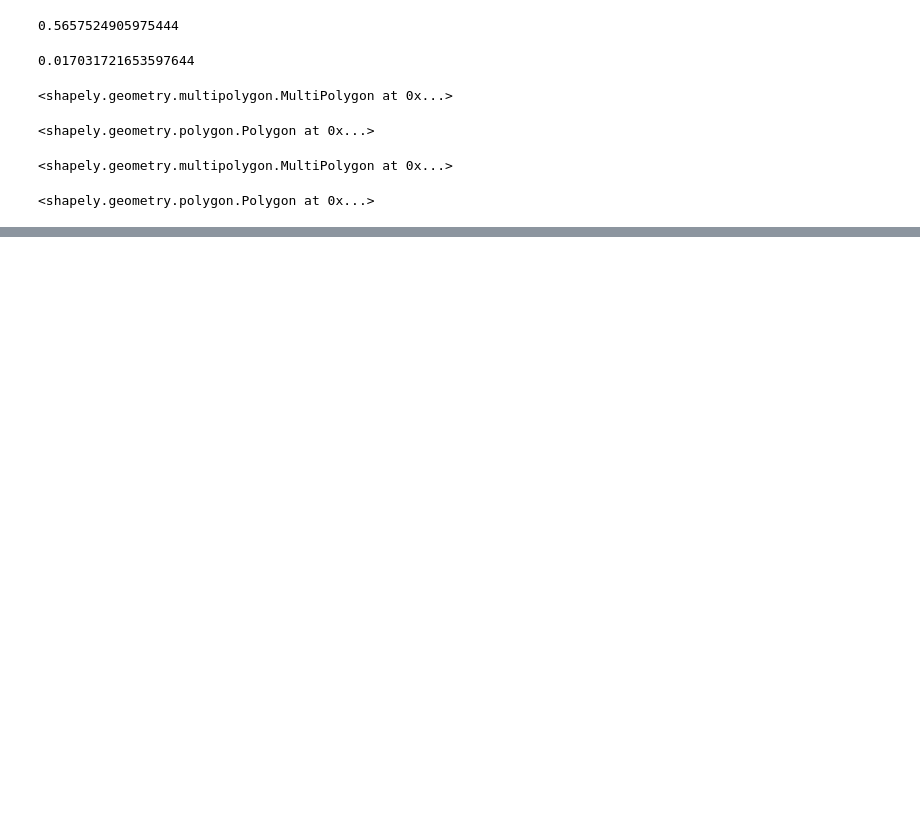
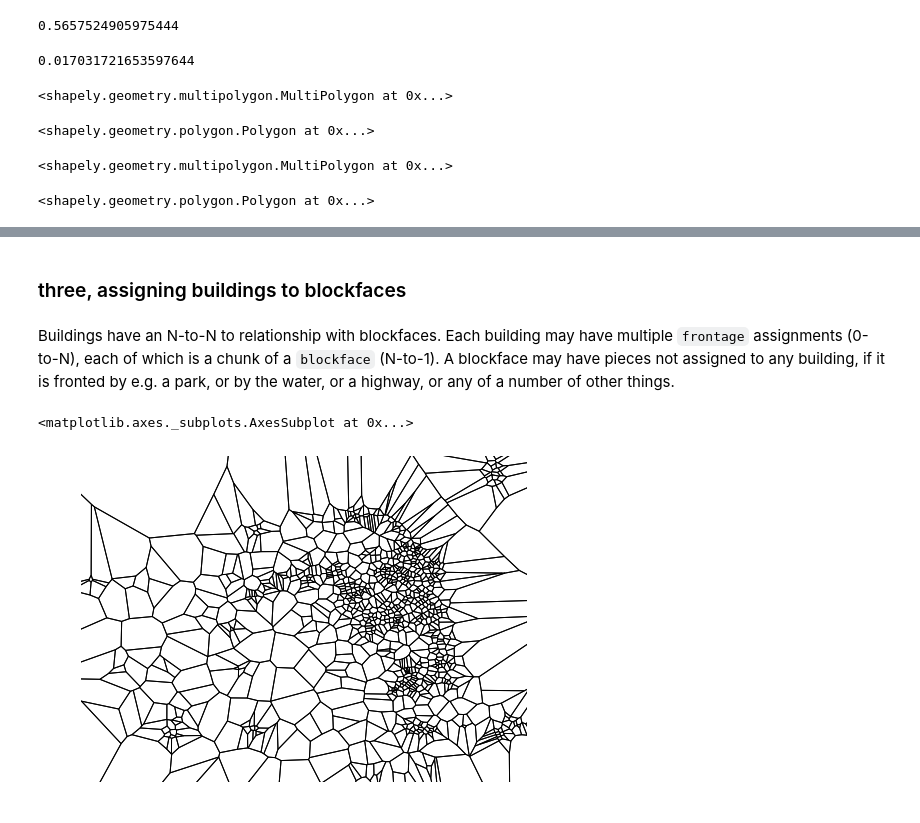
Before and after one commit to ResidentMario/trash-talk, a Jupyter notebook: notebooks/preprocessing.ipynb, the cells around one changed output, grey strips where cells are left out. Cells and saved outputs as stored; diff of their text form; code cells hidden in the pictures; blank space fills up the shorter version.

```diff
--- a/notebooks/preprocessing.ipynb
+++ b/notebooks/preprocessing.ipynb
@@ -358,0 +585,4 @@ ipdb> q
+# %% [markdown]
+### three, assigning buildings to blockfaces
+# %% [markdown]
+Buildings have an N-to-N to relationship with blockfaces. Each building may have multiple `frontage` assignments (0-to-N), each of which is a chunk of a `blockface` (N-to-1). A blockface may have pieces not assigned to any building, if it is fronted by e.g. a park, or by the water, or a highway, or any of a number of other things.
@@ -358,0 +693,6 @@ ipdb> q
+# %%
+import geoplot as gplt
+gplt.voronoi(gpd.GeoDataFrame(geometry=buildings.head(1000).geometry.centroid))
+# %% [output]
+<matplotlib.axes._subplots.AxesSubplot at 0x...>
+[figure, added]
```
Also changed, not shown: parts of 105 cells of this notebook, 6 other files.
